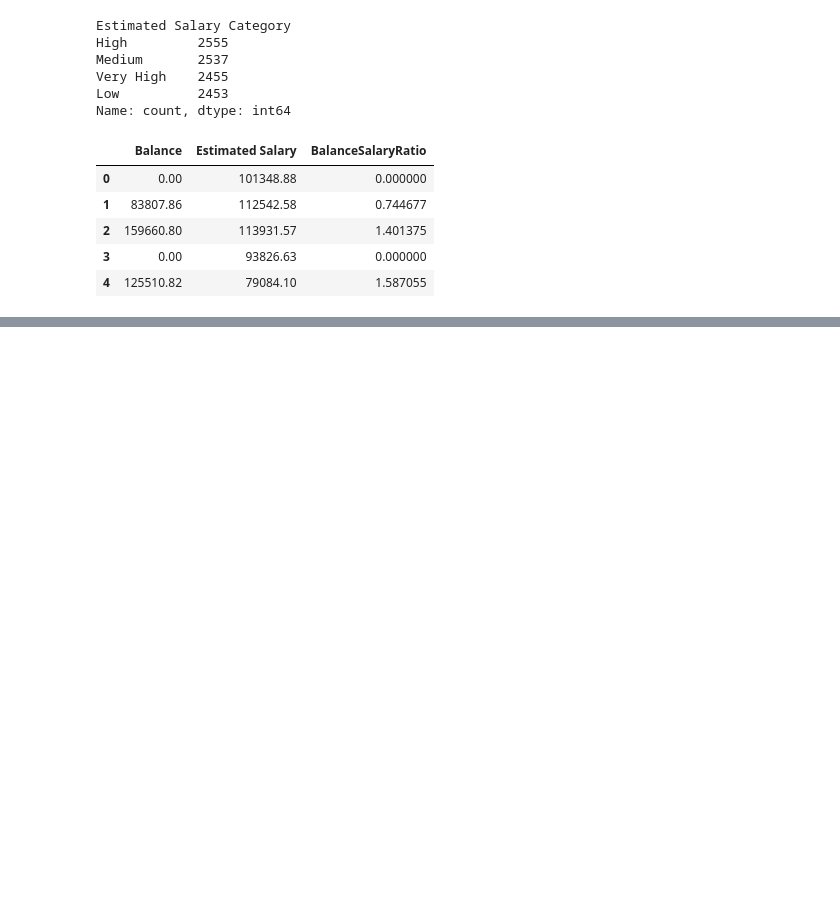
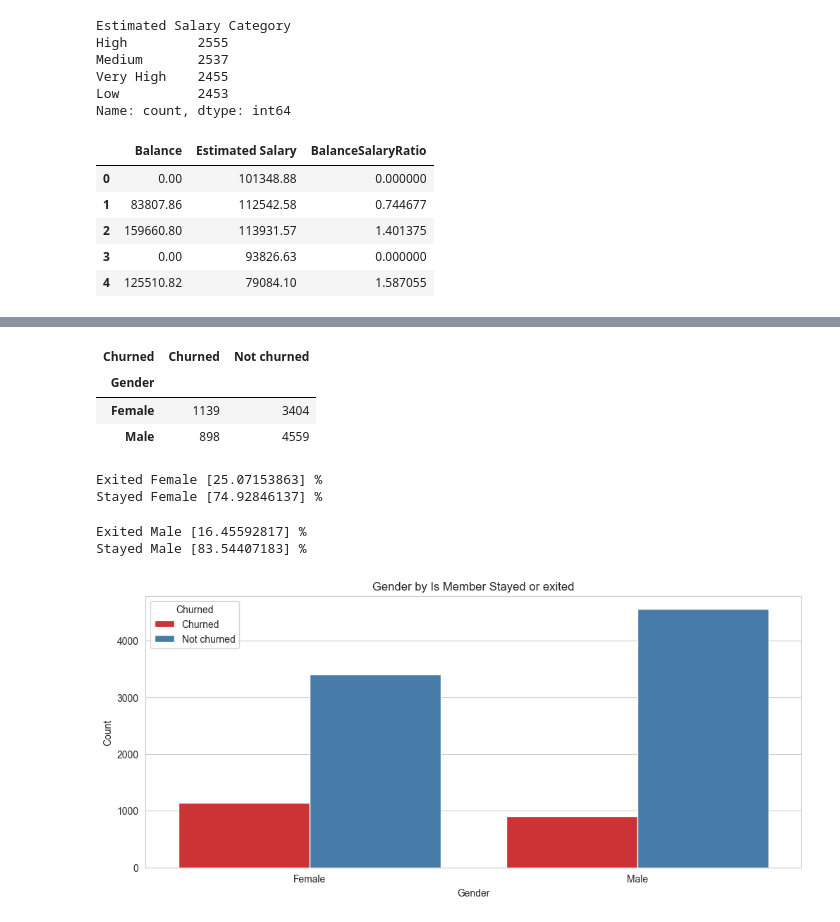
Before and after one commit to mfnogueira/banck_churn_prediction, a Jupyter notebook: estudo.ipynb, the cells around one changed output, grey strips where cells are left out. Saved outputs shown, nothing was run; the diff lists cells and outputs as text; code cells hidden in the pictures; blank space fills up the shorter version.

```diff
--- a/estudo.ipynb
+++ b/estudo.ipynb
@@ -348,0 +387,42 @@ df.to_excel('analysis/bank customer churn new dataset.xlsx', index=False)
+# %%
+countOfChurnedOrNoByGender = pd.crosstab(df['Gender'], df['Churned'])
+countOfChurnedOrNoByGender
+# %% [output]
+| Churned | Churned | Not churned |
+| Gender |  |  |
+| Female | 1139 | 3404 |
+| Male | 898 | 4559 |
+# %%
+val1 = countOfChurnedOrNoByGender.iloc[0,:1].values
+val2 = countOfChurnedOrNoByGender.iloc[0,1:2].values
+
+sum = val1 + val2
+p = (val1/sum)*100
+p2 = (val2/sum)*100
+print('Exited Female', p, '%')
+print('Stayed Female', p2, '%')
+# %% [output]
+Exited Female [25.07153863] %
+Stayed Female [74.92846137] %
+# %%
+val1 = countOfChurnedOrNoByGender.iloc[1,:1].values
+val2 = countOfChurnedOrNoByGender.iloc[1,1:2].values
+
+
+sum = val1 + val2
+p = (val1/sum)*100
+p2 =(val2/sum)*100
+print('Exited Male', p, '%')
+print('Stayed Male', p2, '%')
+# %% [output]
+Exited Male [16.45592817] %
+Stayed Male [83.54407183] %
+# %%
+plt.figure(figsize=(12, 5))
+sns.countplot(data = df, x= 'Gender', hue = 'Churned', palette='Set1')
+plt.title('Gender by Is Member Stayed or exited')
+plt.xlabel('Gender')
+plt.ylabel('Count')
+plt.show()
+# %% [output]
+[figure, added]
```
Also changed, not shown: parts of 95 cells of this notebook.
